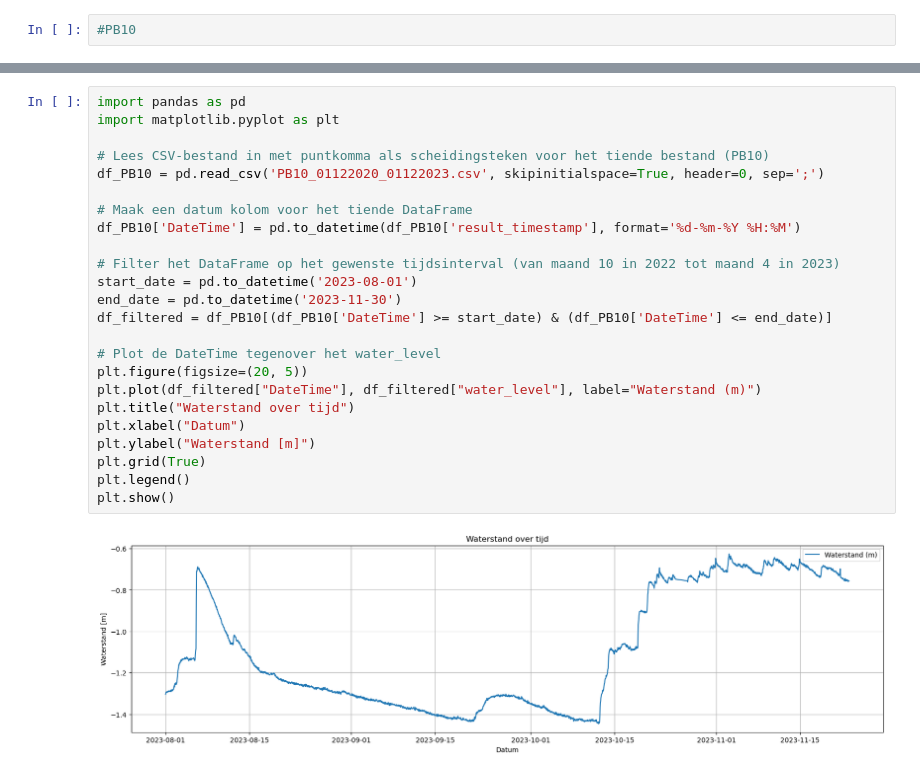
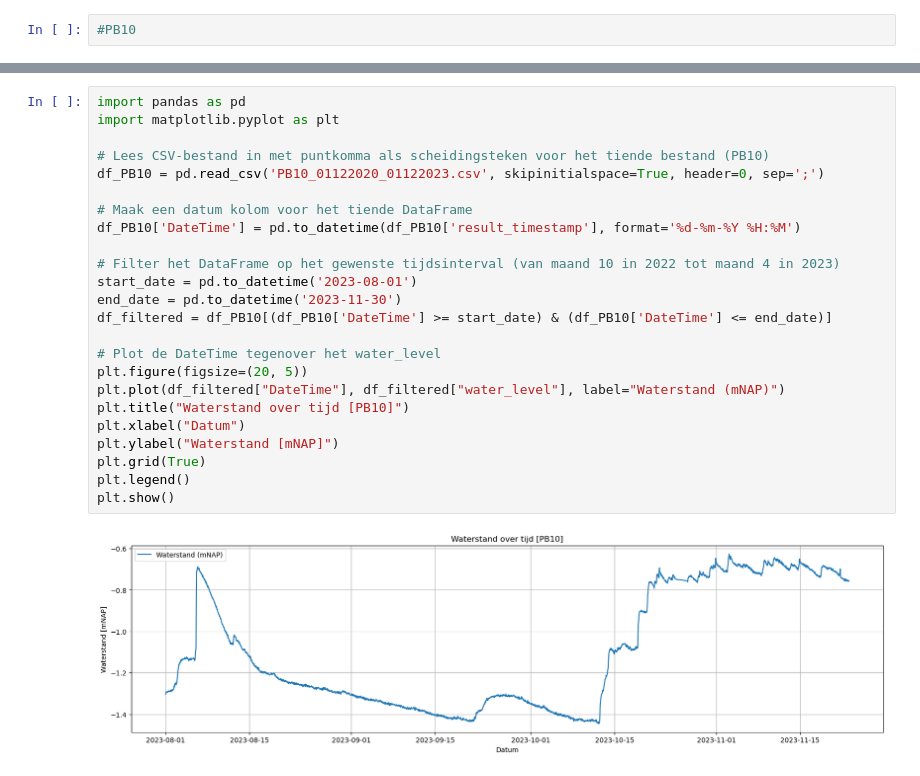
Before and after one commit to Dim277/Casus_waterbergende_weg, a Jupyter notebook: Peilbuizen_Plot.ipynb, the cells around one changed output, grey strips where cells are left out. Cells and saved outputs as stored; diff of their text form.

```diff
--- a/Peilbuizen_Plot.ipynb
+++ b/Peilbuizen_Plot.ipynb
@@ -298,26 +298,26 @@ plt.show()
 # %%
 import pandas as pd
 import matplotlib.pyplot as plt
 
 # Lees CSV-bestand in met puntkomma als scheidingsteken voor het tiende bestand (PB10)
 df_PB10 = pd.read_csv('PB10_01122020_01122023.csv', skipinitialspace=True, header=0, sep=';')
 
 # Maak een datum kolom voor het tiende DataFrame
 df_PB10['DateTime'] = pd.to_datetime(df_PB10['result_timestamp'], format='%d-%m-%Y %H:%M')
 
 # Filter het DataFrame op het gewenste tijdsinterval (van maand 10 in 2022 tot maand 4 in 2023)
 start_date = pd.to_datetime('2023-08-01')
 end_date = pd.to_datetime('2023-11-30')
 df_filtered = df_PB10[(df_PB10['DateTime'] >= start_date) & (df_PB10['DateTime'] <= end_date)]
 
 # Plot de DateTime tegenover het water_level
 plt.figure(figsize=(20, 5))
-plt.plot(df_filtered["DateTime"], df_filtered["water_level"], label="Waterstand (m)")
-plt.title("Waterstand over tijd")
+plt.plot(df_filtered["DateTime"], df_filtered["water_level"], label="Waterstand (mNAP)")
+plt.title("Waterstand over tijd [PB10]")
 plt.xlabel("Datum")
-plt.ylabel("Waterstand [m]")
+plt.ylabel("Waterstand [mNAP]")
 plt.grid(True)
 plt.legend()
 plt.show()
 # %% [output]
-[figure, old version]
+[figure, new version]
```
Also changed, not shown: parts of 11 cells of this notebook.
